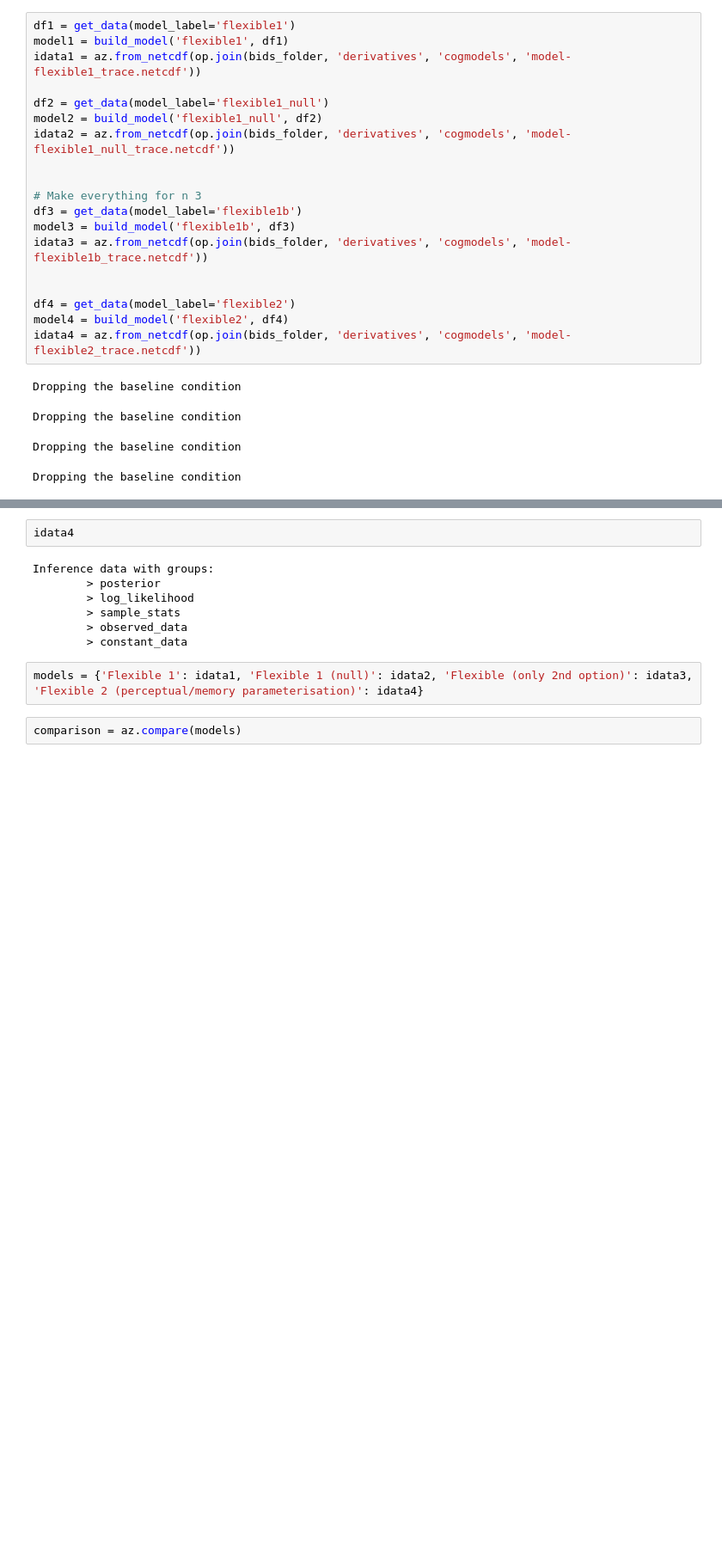
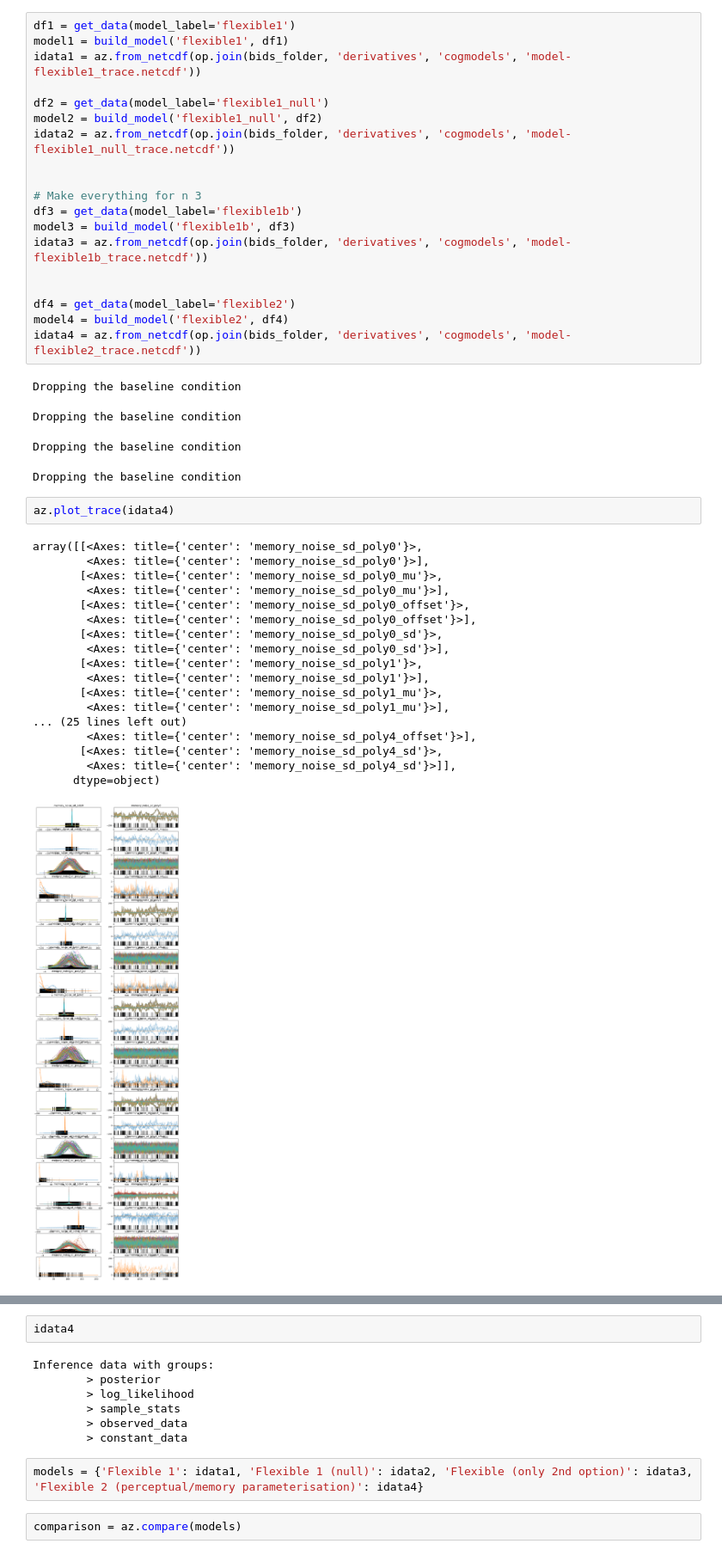
Before and after one commit to Gilles86/tms_risk, a Jupyter notebook: tms_risk/cogmodels/notebooks/flexible_model_comparison.ipynb, the cells around one changed output, grey strips where cells are left out. Shown at 86% size. Saved outputs shown, nothing was run; the diff lists cells and outputs as text; blank space fills up the shorter version.

```diff
--- a/tms_risk/cogmodels/notebooks/flexible_model_comparison.ipynb
+++ b/tms_risk/cogmodels/notebooks/flexible_model_comparison.ipynb
@@ -31,6 +31,27 @@ Dropping the baseline condition
 Dropping the baseline condition
 Dropping the baseline condition
 Dropping the baseline condition
+# %%
+az.plot_trace(idata4)
+# %% [output]
+array([[<Axes: title={'center': 'memory_noise_sd_poly0'}>,
+        <Axes: title={'center': 'memory_noise_sd_poly0'}>],
+       [<Axes: title={'center': 'memory_noise_sd_poly0_mu'}>,
+        <Axes: title={'center': 'memory_noise_sd_poly0_mu'}>],
+       [<Axes: title={'center': 'memory_noise_sd_poly0_offset'}>,
+        <Axes: title={'center': 'memory_noise_sd_poly0_offset'}>],
+       [<Axes: title={'center': 'memory_noise_sd_poly0_sd'}>,
+        <Axes: title={'center': 'memory_noise_sd_poly0_sd'}>],
+       [<Axes: title={'center': 'memory_noise_sd_poly1'}>,
+        <Axes: title={'center': 'memory_noise_sd_poly1'}>],
+       [<Axes: title={'center': 'memory_noise_sd_poly1_mu'}>,
+        <Axes: title={'center': 'memory_noise_sd_poly1_mu'}>],
+... (25 lines left out)
+        <Axes: title={'center': 'memory_noise_sd_poly4_offset'}>],
+       [<Axes: title={'center': 'memory_noise_sd_poly4_sd'}>,
+        <Axes: title={'center': 'memory_noise_sd_poly4_sd'}>]],
+      dtype=object)
+[figure, added]
 # %%
 for model, idata in zip([model1, model2, model3, model4], [idata1, idata2, idata3, idata4]):
     model.build_estimation_model()
```
Also changed, not shown: parts of 7 cells of this notebook, 4 other files.
